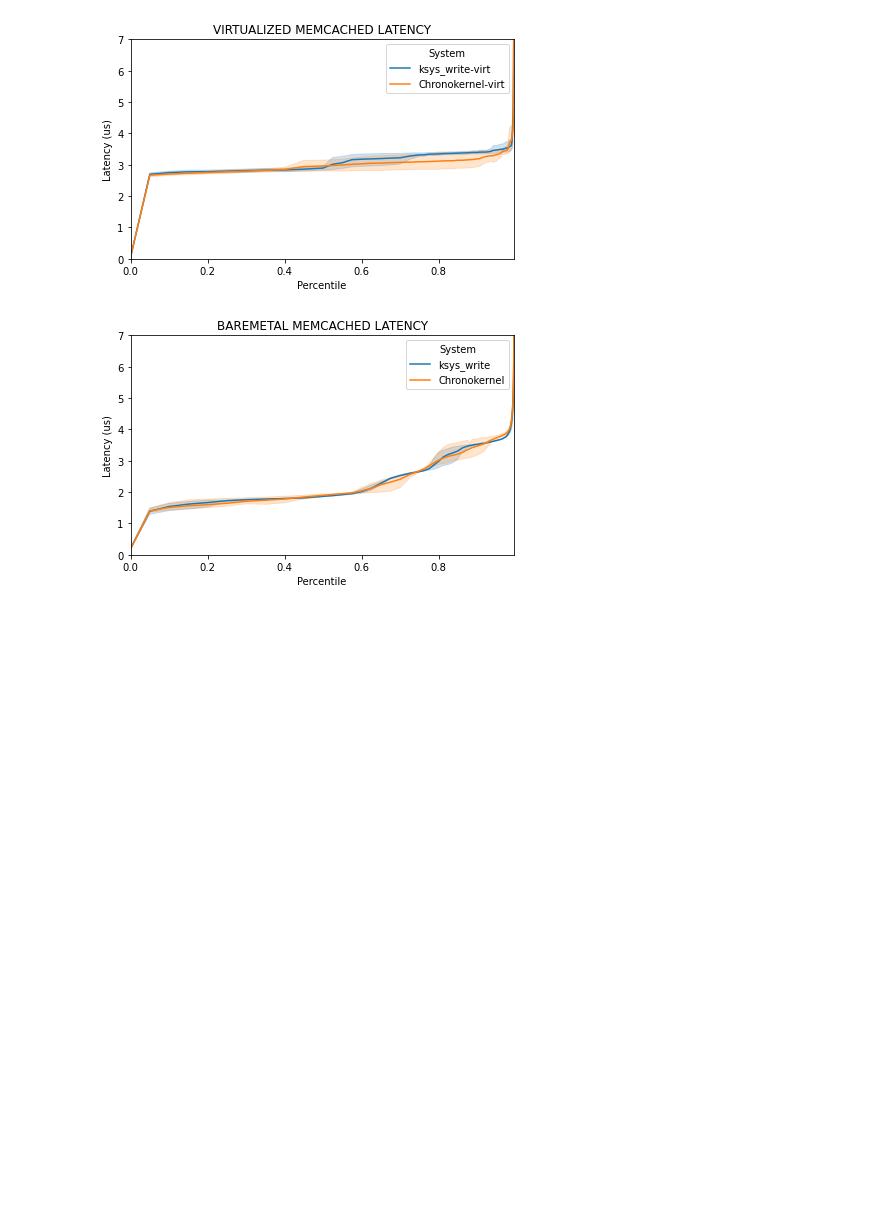
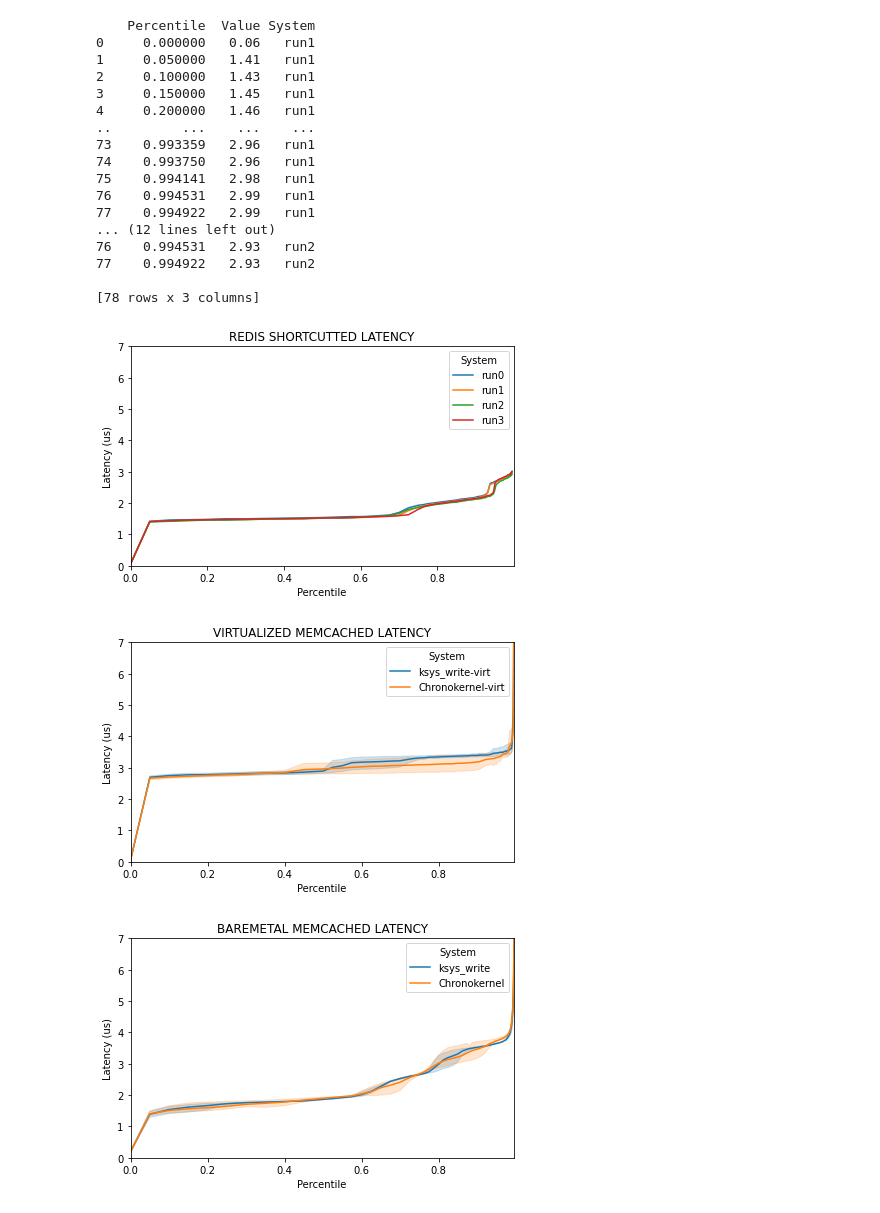
Before and after one commit to ryanbsull/EC601, a Jupyter notebook: latency-graphs.ipynb, the cells around one changed output. Cells and saved outputs as stored; diff of their text form; code cells hidden in the pictures; blank space fills up the shorter version.

Commit message:
added in graphs of findings so far, little improvement over networked devices however much improvement on local performance

```diff
--- a/latency-graphs.ipynb
+++ b/latency-graphs.ipynb
@@ -10,7 +10,7 @@ import matplotlib.ticker as mtick
 from matplotlib.ticker import MultipleLocator
 from tabulate import tabulate
 import re
-group_name = {"virt_sym":"Chronokernel-virt", "virt_ksys": "ksys_write-virt", "baremetal_sym": "Chronokernel", "baremetal_ksys": "ksys_write", "redis_ksys": "ksys_write"}
+group_name = {"virt_sym":"Chronokernel-virt", "virt_ksys": "ksys_write-virt", "baremetal_sym": "Chronokernel", "baremetal_ksys": "ksys_write", "redis_ksys": "ksys_write", "redis_interpose": "interposed ksys_write", "redis_linux": "Linux", "redis_sym": "Chronokernel"}
 # %%
 def clean_data(file_name):
     fin = open(file_name, "rt")
@@ -49,8 +49,6 @@ virt_sym = {}
 virt_ksys = {}
 baremetal_sym = {}
 baremetal_ksys = {}
-
-redis_ksys = {}
 
 for i in range(0,4):
     virt_sym[i] = load_data("virt_sym", run_number=i)
@@ -59,25 +57,26 @@ for i in range(0,4):
 for i in range(0,3):
     baremetal_sym[i] = load_data("baremetal_sym", run_number=i)
     baremetal_ksys[i] = load_data("baremetal_ksys", run_number=i)
-    redis_ksys[i] = load_data("redis_ksys", run_number=i)
+    #redis_ksys[i] = load_data("redis_ksys", run_number=i)
 
 virt_sym_all = load_data("virt_sym")
 virt_memcached_all = load_data("virt_ksys")
 baremetal_sym_all = load_data("baremetal_sym")
 baremetal_memcached_all = load_data("baremetal_ksys")
 
-redis_all = load_data("redis_ksys")
+redis_interpose = load_data("redis_interpose")
+redis_linux = load_data("redis_linux")
+redis_sym = load_data("redis_sym")
+redis_ksys = load_data("redis_ksys")
+
+redis_all = redis_interpose + redis_linux + redis_sym
 # %%
 graph_data ={}
-for i in range(3):
-    graph_data[i] = pd.DataFrame(redis_ksys[i],columns=['Percentile', 'Value', 'System'])
+for i in range(len(redis_all)):
+    graph_data[i] = pd.DataFrame(redis_all[i],columns=['Percentile', 'Value', 'System'])
     graph_data[i] = graph_data[i][graph_data[i]["Percentile"] < 0.995].copy()
 
 graph = pd.concat(graph_data, ignore_index=True)
-
-print(graph_data[1])
-
-print(graph_data[2])
 
 fig = sns.lineplot(y="Value", x="Percentile", data=graph, hue="System")
 
@@ -111,3 +91,44 @@ plt.savefig("graphs/redis_shortcut.png")
+# %%
+graph_data ={}
+for i in range(4):
+    graph_data[i] = pd.DataFrame(redis_interpose[i],columns=['Percentile', 'Value', 'System'])
+    graph_data[i] = graph_data[i][graph_data[i]["Percentile"] < 0.995].copy()
+
+graph = pd.concat(graph_data, ignore_index=True)
+
+print(graph_data[1])
+
+print(graph_data[2])
+
+fig = sns.lineplot(y="Value", x="Percentile", data=graph, hue="System")
+
+fig.set(title="REDIS SHORTCUTTED LATENCY")
+
+plt.xlabel('Percentile')
+plt.ylabel('Latency (us)')
+plt.ylim(0,7)
+plt.xlim(0,0.999)
+plt.tight_layout()
+plt.savefig("graphs/redis_shortcut.png")
+# %% [output]
+    Percentile  Value System
+0     0.000000   0.06   run1
+1     0.050000   1.41   run1
+2     0.100000   1.43   run1
+3     0.150000   1.45   run1
+4     0.200000   1.46   run1
+..         ...    ...    ...
+73    0.993359   2.96   run1
+74    0.993750   2.96   run1
+75    0.994141   2.98   run1
+76    0.994531   2.99   run1
+77    0.994922   2.99   run1
+... (12 lines left out)
+76    0.994531   2.93   run2
+77    0.994922   2.93   run2
+
+[78 rows x 3 columns]
+[figure, added]
 # %%
 virt_memcached_all = virt_memcached_all + virt_sym_all
 
```
Also changed, not shown: parts of 1 cell of this notebook, 30 other files.
